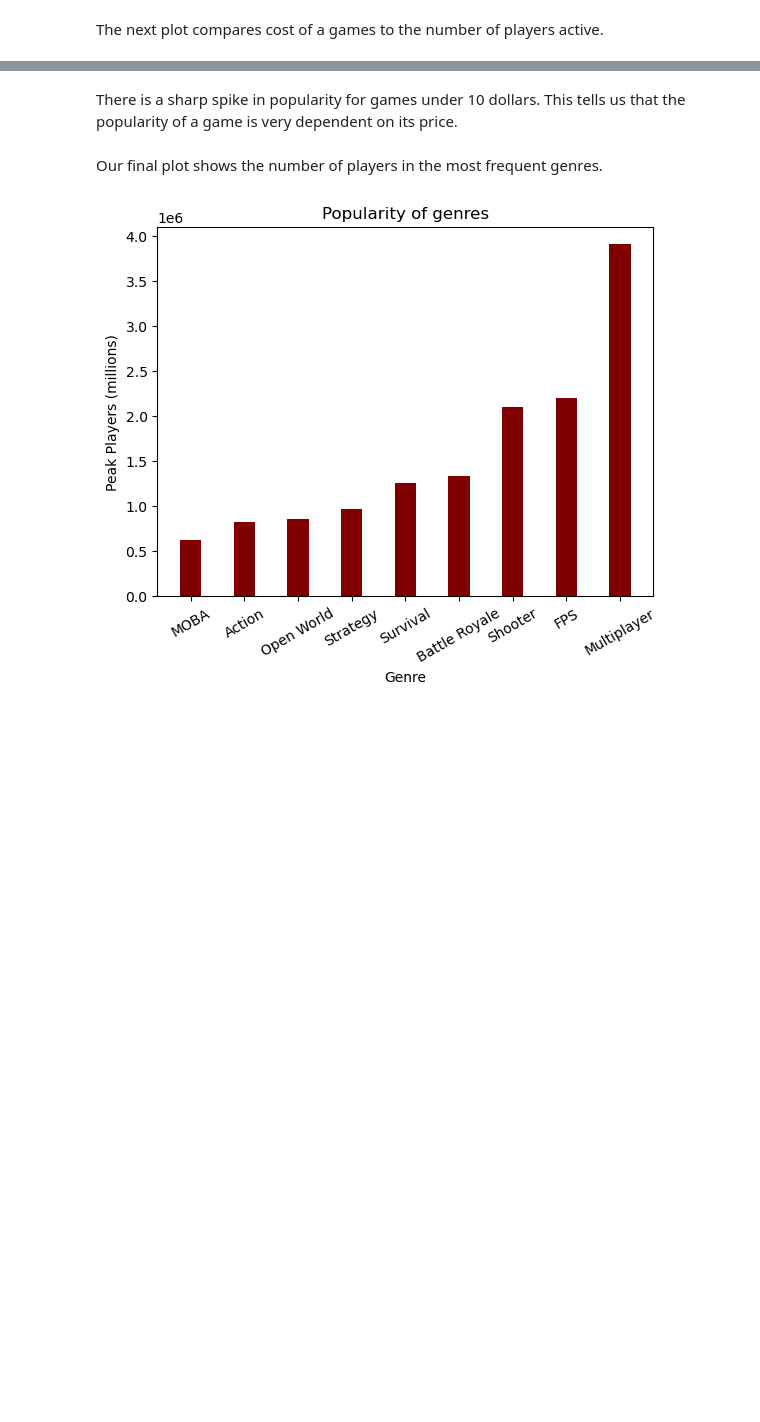
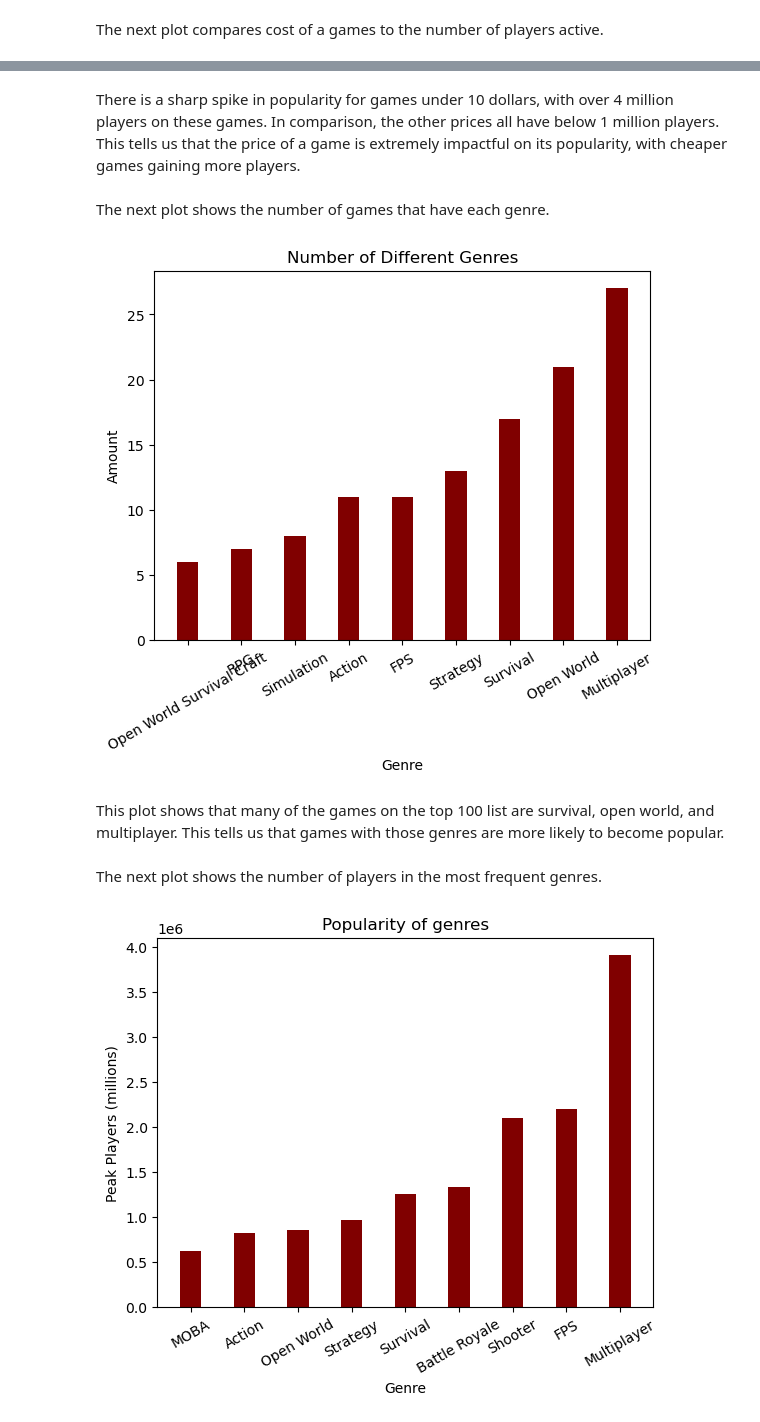
Before and after one commit to olincollege/Steam-Game-Data-Analysis, a Jupyter notebook: Steam_Game_Data_Analysis_Essay.ipynb, the cells around one changed output, grey strips where cells are left out. Saved outputs shown, nothing was run; the diff lists cells and outputs as text; code cells hidden in the pictures; blank space fills up the shorter version.

```diff
--- a/Steam_Game_Data_Analysis_Essay.ipynb
+++ b/Steam_Game_Data_Analysis_Essay.ipynb
@@ -114,7 +103,15 @@ main.create_plot(main.price_points, main.price_points_popularity, "Popularity of
 # %% [markdown]
-There is a sharp spike in popularity for games under 10 dollars. This tells us that the popularity of a game is very dependent on its price.
+There is a sharp spike in popularity for games under 10 dollars, with over 4 million players on these games. In comparison, the other prices all have below 1 million players. This tells us that the price of a game is extremely impactful on its popularity, with cheaper games gaining more players.
+# %% [markdown]
+The next plot shows the number of games that have each genre.
+# %%
+main.create_plot(main.genre_most_common, main.genre_most_common_number, "Number of Different Genres", "Genre", "Amount")
+# %% [output]
+[figure, added]
+# %% [markdown]
+This plot shows that many of the games on the top 100 list are survival, open world, and multiplayer. This tells us that games with those genres are more likely to become popular.
 # %% [markdown]
-Our final plot shows the number of players in the most frequent genres.
+The next plot shows the number of players in the most frequent genres.
 # %%
 main.create_plot(main.genre_most_popular, main.genre_most_popular_popularity, "Popularity of genres", "Genre", "Peak Players (millions)")
 # %% [output]
```
Also changed, not shown: parts of 13 cells of this notebook, 1 other file.
